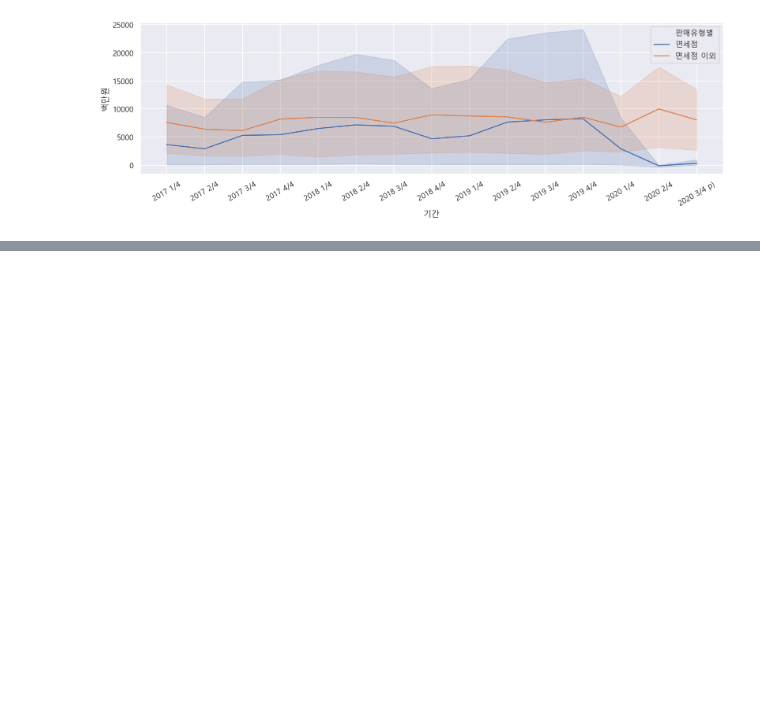
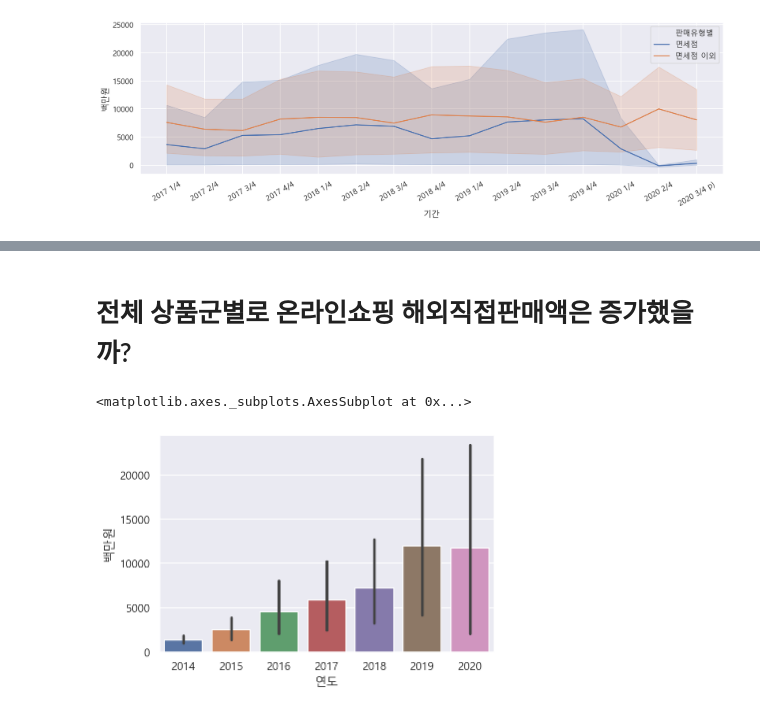
Before and after one commit to Hugekyung/TIL, a Jupyter notebook: data_analysis/온라인쇼핑_데이터분석.ipynb, the cells around one changed output, grey strips where cells are left out. Saved outputs shown, nothing was run; the diff lists cells and outputs as text; code cells hidden in the pictures; blank space fills up the shorter version.

```diff
--- a/data_analysis/온라인쇼핑_데이터분석.ipynb
+++ b/data_analysis/온라인쇼핑_데이터분석.ipynb
@@ -316,0 +348,7 @@ sns.lineplot(data=df_fashion2, x='기간', y='백만원', hue='판매유형별')
+# %% [markdown]
+# 전체 상품군별로 온라인쇼핑 해외직접판매액은 증가했을까?
+# %%
+sns.barplot(data=df_total, x='연도', y='백만원') # y는 평균값
+# %% [output]
+<matplotlib.axes._subplots.AxesSubplot at 0x...>
+[figure, added]
```
Also changed, not shown: parts of 6 cells of this notebook.
